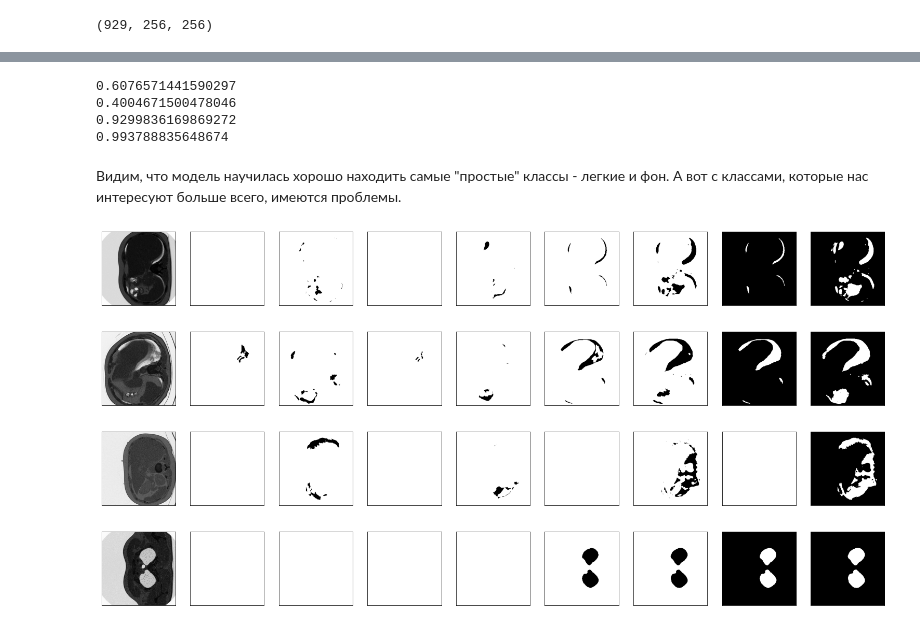
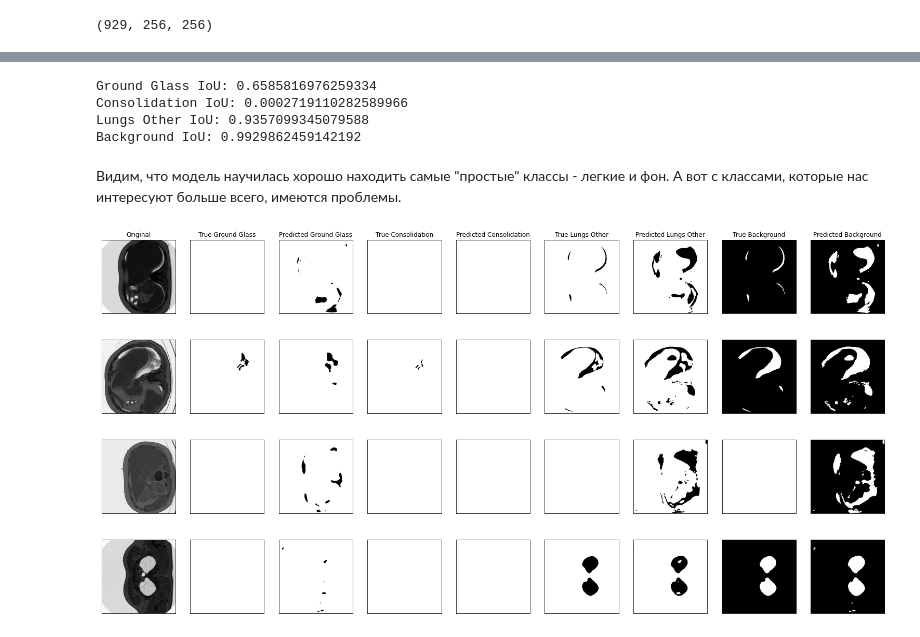
Before and after one commit to elizabethfeden/covid-tomography, a Jupyter notebook: first-network.ipynb, the cells around one changed output, grey strips where cells are left out. Cells and saved outputs as stored; diff of their text form; code cells hidden in the pictures.

```diff
--- a/first-network.ipynb
+++ b/first-network.ipynb
@@ -223,17 +246,13 @@ for i in range(5):
 # %%
+X = np.concatenate((im_medseg[0], im_radio[0]), axis=0)
 y = np.concatenate((mk_medseg, mk_radio), axis=1)
 y = y.argmax(0)
 y.shape
 # %% [output]
 (929, 256, 256)
 # %%
-X_train, X_test, y_train, y_test = model_selection.train_test_split(
-    X, y, train_size=0.8, random_state=rand)
-train = Dataset(X_train, y_train)
-test = Dataset(X_test, y_test)
+train, test = prepare_datasets(X, y)
+model = create_network(4)
-# %%
-model = Network(smp.Unet(in_channels=1, classes=4, activation='softmax'),
-                nn.CrossEntropyLoss())
 # %%
 model.fit(train, epochs=20, verbose=True)
 # %% [output]
@@ -264,24 +287,30 @@ model.test(test, 'accuracy')
 # %%
 for i in range(4):
-  print(model.test(test, 'iou', i))
+  print(helpers.LABELS[i], 'IoU:', model.test(test, 'iou', i))
 # %% [output]
-0.6076571441590297
-0.4004671500478046
-0.9299836169869272
-0.993788835648674
+Ground Glass IoU: 0.6585816976259334
+Consolidation IoU: 0.0002719110282589966
+Lungs Other IoU: 0.9357099345079588
+Background IoU: 0.9929862459142192
 # %% [markdown]
 Видим, что модель научилась хорошо находить самые "простые" классы - легкие и фон. А вот с классами, которые нас интересуют больше всего, имеются проблемы.
+# %%
+label_pairs = [('True ' + label, 'Predicted ' + label)
+               for label in helpers.LABELS]
+# flatten label pairs
+labels = [label for pair in label_pairs for label in pair]
 # %%
 for i in range(4):
   sample, true_answer = test[i]
   pred_answer = model.model(sample.reshape(1, 1, sample.shape[1], -1)).argmax(1)
   images = [sample[0]]
   for j in range(4):
     images += [true_answer == j, (pred_answer == j)[0]]
   images = [im.cpu().detach().numpy() for im in images]
-  helpers.show_im_row(np.array(images), size=3)
+  titles = ['Original'] + labels if i == 0 else None
+  helpers.show_im_row(np.array(images), size=3, titles=titles)
 # %% [output]
-[figure, old version]
+[figure, new version]
-[figure, old version]
+[figure, new version]
-[figure, old version]
+[figure, new version]
 [figure]
```
Also changed, not shown: parts of 29 cells of this notebook, 1 other file.
